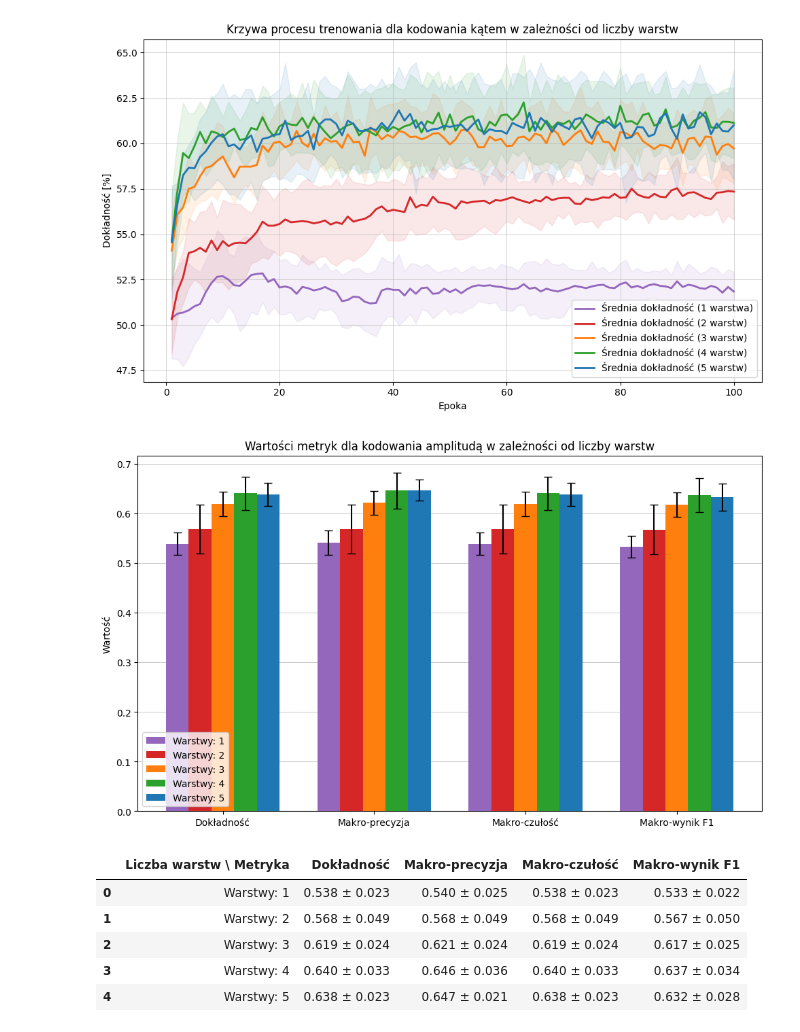
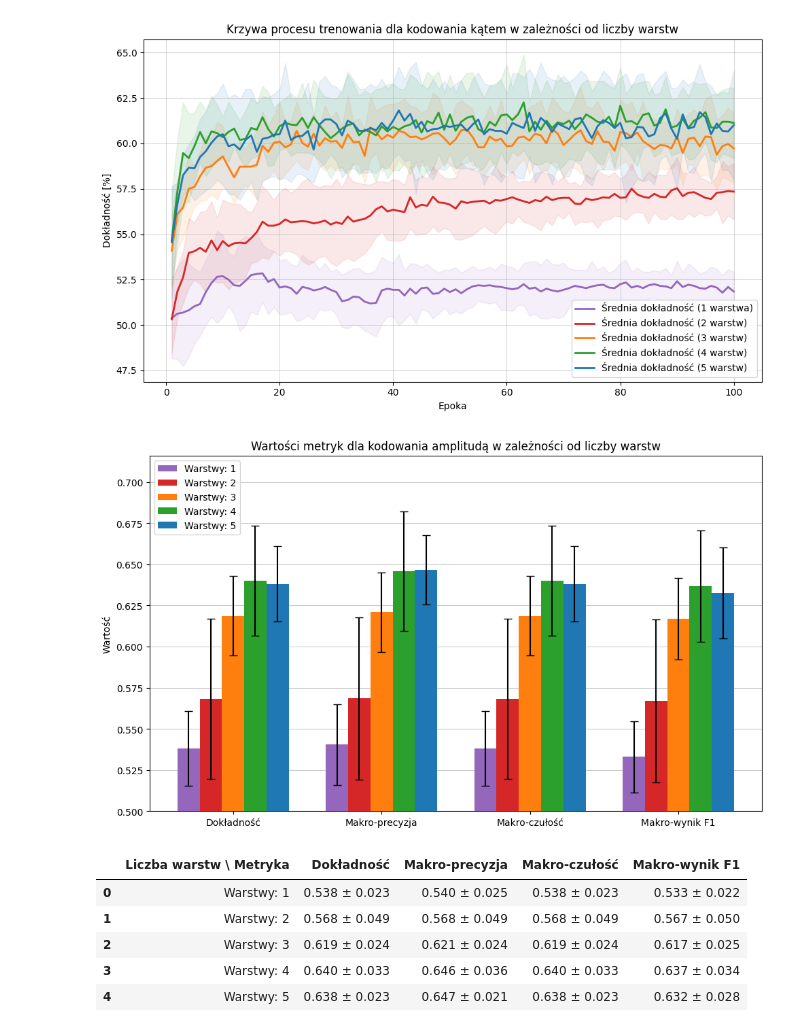
Before and after one commit to AdrianPanasiewicz/QML_for_radar_classification, a Jupyter notebook: MachineLearning/training_pipeline.ipynb, the cells around one changed output. Drawn from its saved outputs; the diff is of its cells as text; code cells hidden in the pictures.

Commit message:
Changed ylim on testing set metrics barplot

```diff
--- a/MachineLearning/training_pipeline.ipynb
+++ b/MachineLearning/training_pipeline.ipynb
@@ -935,34 +933,35 @@ for i in range(1, 6):
         all_stds[i].append(float(stats[key][1]))
 
 x = np.arange(len(metrics_keys))
 width = 0.15
 
 for idx, i in enumerate(range(1, 6)):
     offset = (idx - 2) * width
     ax.bar(
         x + offset,
         all_means[i],
         width,
         yerr=all_stds[i],
         color=colors[idx],
         # edgecolor="gray",
         linewidth=1,
         label=f"Warstwy: {i}",
         capsize=4,
         zorder=3
     )
 
 ax.set_xticks(x)
 ax.set_xticklabels(metrics_keys_pl)
 ax.set_title("Wartości metryk dla kodowania amplitudą w zależności od liczby warstw")
 ax.set_ylabel("Wartość")
 ax.legend()
+ax.set_ylim([0.5,None])
 ax.set_axisbelow(True)
 ax.grid(True, axis='y', alpha=1)
 plt.tight_layout()
 plt.show()
 # %% [output]
-[figure, old version]
+[figure, new version]
 # %%
 metrics_keys = ["accuracy", "precision", "recall", "f1"]
 sig_digits = 3
```
Also changed, not shown: parts of 2 cells of this notebook, 2 other files.
